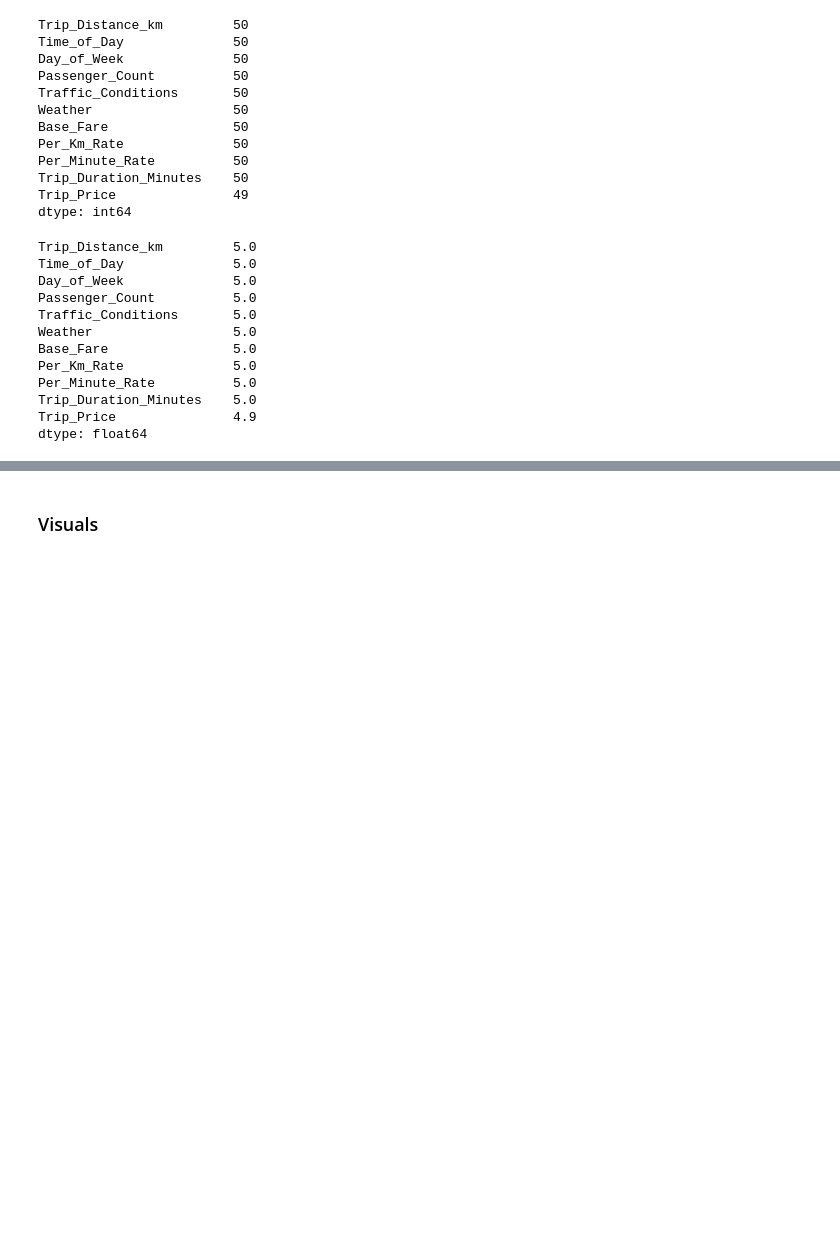
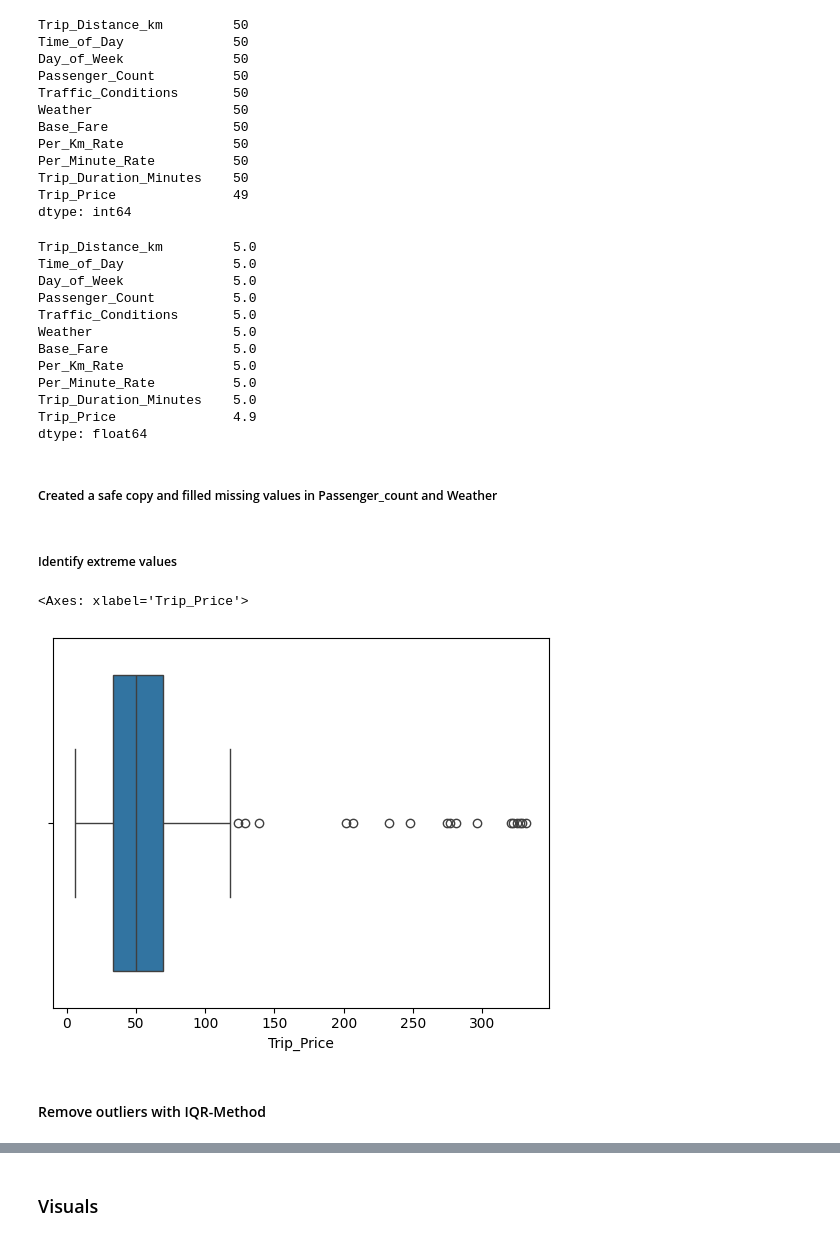
Before and after one commit to linehanna/Taxi_prediction, a Jupyter notebook: explorations/eda.ipynb, the cells around one changed output, grey strips where cells are left out. Drawn from its saved outputs; the diff is of its cells as text; code cells hidden in the pictures; blank space fills up the shorter version.

```diff
--- a/explorations/eda.ipynb
+++ b/explorations/eda.ipynb
@@ -136,0 +170,18 @@ dtype: float64
+# %%
+df_cleaned = df.dropna(subset=[col for col in df.columns if col != 'Trip_Price'])
+# %% [markdown]
+##### Created a safe copy and filled missing values in Passenger_count and Weather
+# %%
+df_cleaned = df_cleaned.copy()
+
+df_cleaned['Passenger_Count'] = df_cleaned['Passenger_Count'].fillna(0)
+df_cleaned['Weather'] = df_cleaned['Weather'].fillna(df_cleaned['Weather'].mode()[0])
+# %% [markdown]
+##### Identify extreme values
+# %%
+sns.boxplot(x=df_cleaned['Trip_Price'])
+# %% [output]
+<Axes: xlabel='Trip_Price'>
+[figure, added]
+# %% [markdown]
+#### Remove outliers with IQR-Method
```
Also changed, not shown: parts of 15 cells of this notebook.
